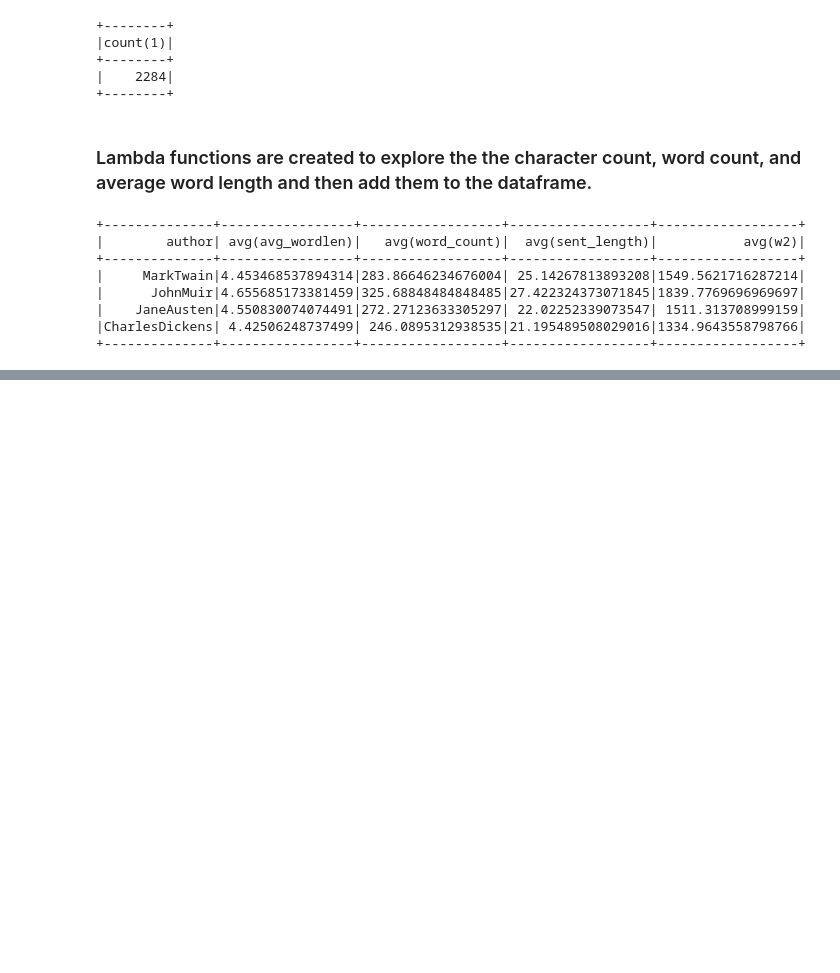
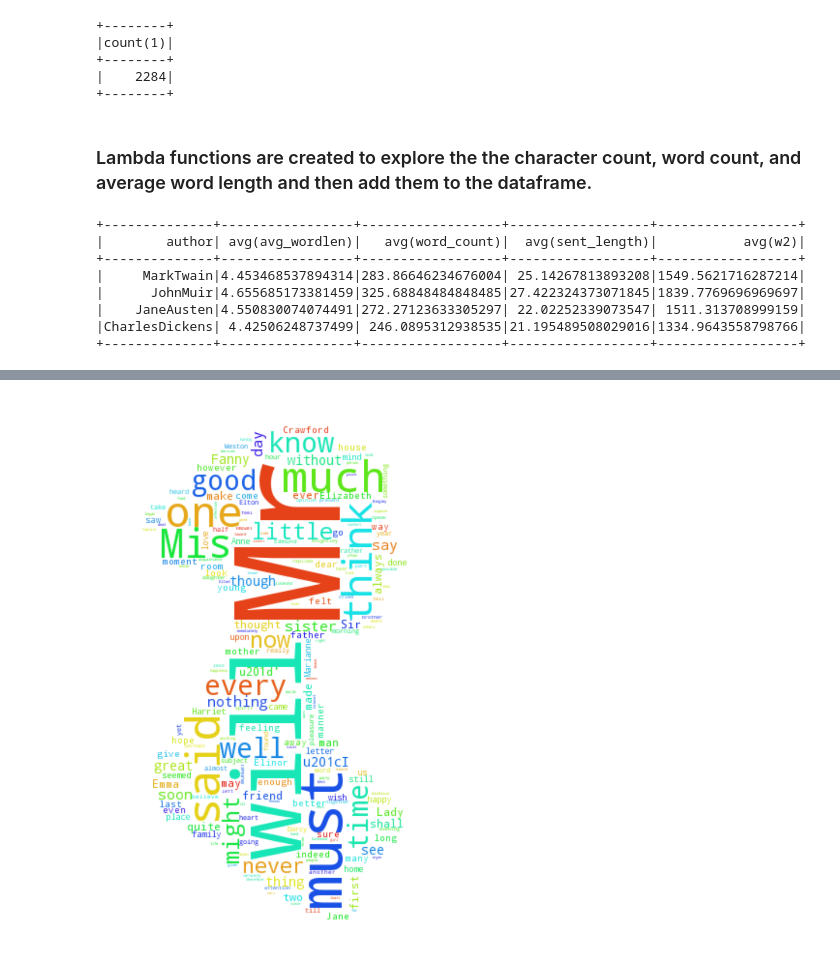
Before and after one commit to fangzhimeng/spark_nlp, a Jupyter notebook: NickAuthorRecognitionViz.ipynb, the cells around one changed output, grey strips where cells are left out. Cells and saved outputs as stored; diff of their text form; code cells hidden in the pictures; blank space fills up the shorter version.

```diff
--- a/NickAuthorRecognitionViz.ipynb
+++ b/NickAuthorRecognitionViz.ipynb
@@ -190,0 +243,4 @@ plt.savefig('./images/word_len.png')
+# %%
+make_cloud(austen_text, './images/JaneAusten.jpg')
+# %% [output]
+[figure, added]
```
Also changed, not shown: parts of 10 cells of this notebook, 6 other files.
